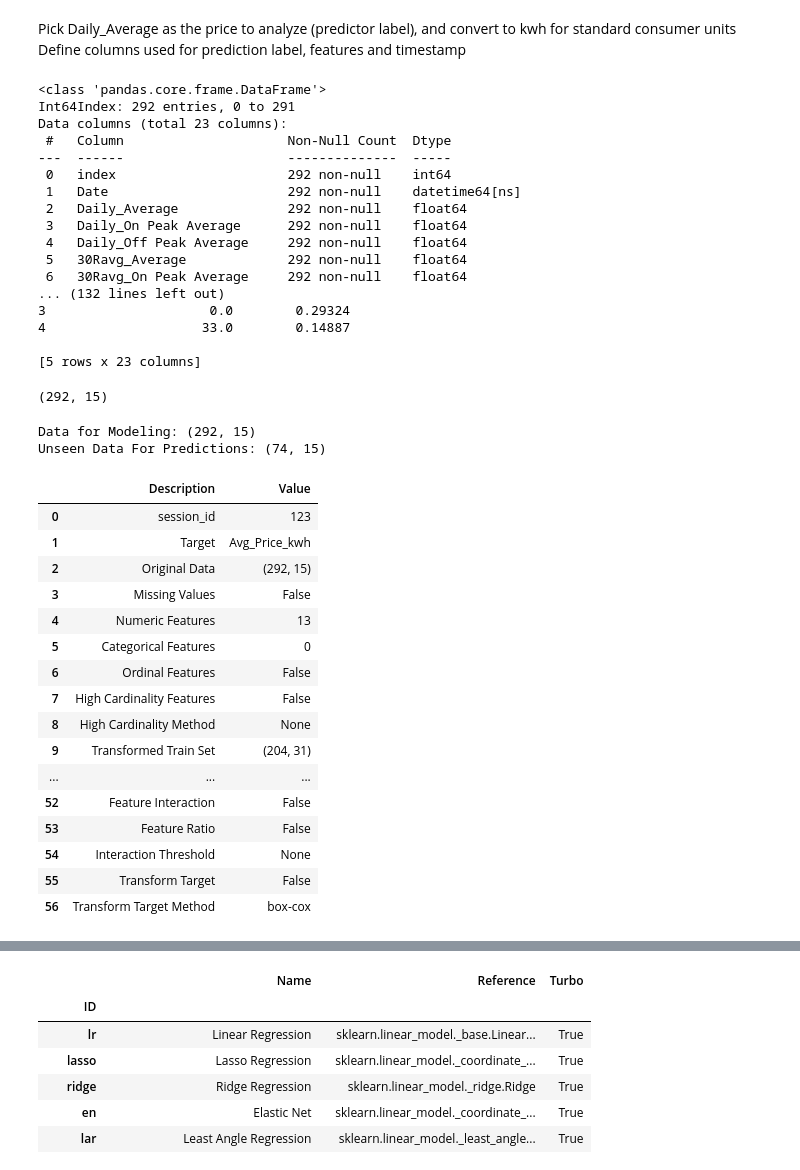
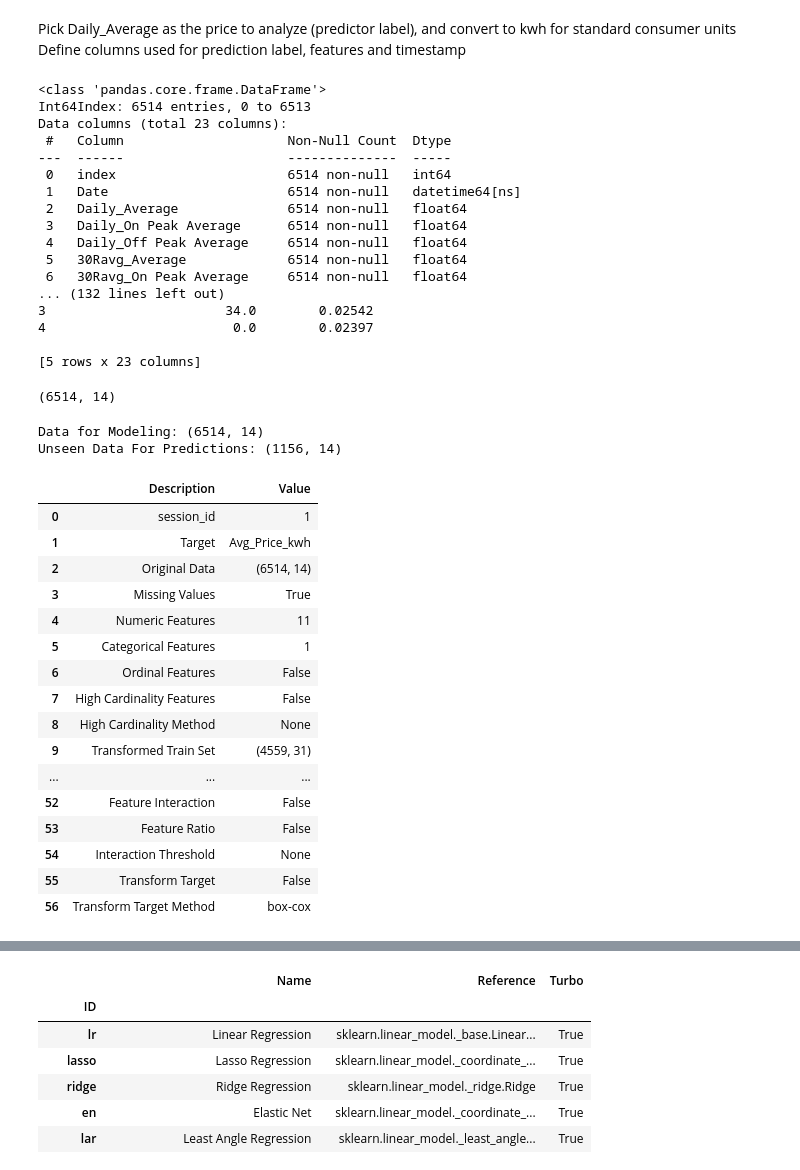
Before and after one commit to Haydenfiege/utility-forecaster, a Jupyter notebook: pycaret_forecast/pycaret_test.ipynb, the cells around one changed output, grey strips where cells are left out. Drawn from its saved outputs; the diff is of its cells as text; code cells hidden in the pictures.

```diff
--- a/pycaret_forecast/pycaret_test.ipynb
+++ b/pycaret_forecast/pycaret_test.ipynb
@@ -19,7 +19,7 @@ Import weather_scrape.py and electricity_scrape.py files containing functions to
 # %%
 # weather params
 city = 'yyc'
-startdate = '2020-01-01'
+startdate = '2000-01-01'
 enddate = '2020-12-31'
 dateformat = '%Y-%m-%d'
 contenttype = 'html'
@@ -35,7 +48,7 @@ Run function "aeso_download_range" to scrape electricity daily average pool pric
 # %%
 #electricity params
 tablename = 'DailyAveragePoolPrice'
-startdate = '2020-01-01'
+startdate = '2000-01-01'
 enddate = '2020-12-31'
 dateformat = '%Y-%m-%d'
 contenttype = 'html'
@@ -63,9 +79,9 @@ sleep for 7 seconds
 Join weather data and electricity price data together for analysis
 # %%
-unseen_weather_df = weather_df.iloc[292:]
-unseen_util_prices_df = util_prices.iloc[292:]
-train_weather_df = weather_df.iloc[:292]
-train_util_prices_df = util_prices.iloc[:292]
+unseen_weather_df = weather_df.iloc[6515:]
+unseen_util_prices_df = util_prices.iloc[6515:]
+train_weather_df = weather_df.iloc[:6514]
+train_util_prices_df = util_prices.iloc[:6514]
 # %%
 #join tables together
 train_df = train_util_prices_df.merge(train_weather_df, how = 'left', left_on = '$/MWh_Date', right_on = 'Date/Time')
@@ -86,20 +102,20 @@ print(train_df.head())
 print(unseen_df.head())
 # %% [output]
 <class 'pandas.core.frame.DataFrame'>
-Int64Index: 292 entries, 0 to 291
+Int64Index: 6514 entries, 0 to 6513
 Data columns (total 23 columns):
  #   Column                     Non-Null Count  Dtype
 ---  ------                     --------------  -----
- 0   index                      292 non-null    int64
- 1   Date                       292 non-null    datetime64[ns]
- 2   Daily_Average              292 non-null    float64
- 3   Daily_On Peak Average      292 non-null    float64
- 4   Daily_Off Peak Average     292 non-null    float64
- 5   30Ravg_Average             292 non-null    float64
- 6   30Ravg_On Peak Average     292 non-null    float64
+ 0   index                      6514 non-null   int64
+ 1   Date                       6514 non-null   datetime64[ns]
+ 2   Daily_Average              6514 non-null   float64
+ 3   Daily_On Peak Average      6514 non-null   float64
+ 4   Daily_Off Peak Average     6514 non-null   float64
+ 5   30Ravg_Average             6514 non-null   float64
+ 6   30Ravg_On Peak Average     6514 non-null   float64
 ... (132 lines left out)
-3                     0.0        0.29324
-4                    33.0        0.14887
+3                       34.0        0.02542
+4                        0.0        0.02397
 
 [5 rows x 23 columns]
 # %%
@@ -108,17 +124,17 @@ Data columns (total 23 columns):
 train_df = train_df[['Date','Month', 'Day', 'Max Temp (°C)', 'Min Temp (°C)', 'Mean Temp (°C)',
             'Heat Deg Days (°C)', 'Cool Deg Days (°C)', 'Total Rain (mm)',
             'Total Snow (cm)', 'Total Precip (mm)', 'Snow on Grnd (cm)',
-            'Dir of Max Gust (10s deg)', 'Spd of Max Gust (km/h)','Avg_Price_kwh']]
+            'Dir of Max Gust (10s deg)','Avg_Price_kwh']]
 unseen_df = unseen_df[['Date','Month', 'Day', 'Max Temp (°C)', 'Min Temp (°C)', 'Mean Temp (°C)',
             'Heat Deg Days (°C)', 'Cool Deg Days (°C)', 'Total Rain (mm)',
             'Total Snow (cm)', 'Total Precip (mm)', 'Snow on Grnd (cm)',
-            'Dir of Max Gust (10s deg)', 'Spd of Max Gust (km/h)','Avg_Price_kwh']]
+            'Dir of Max Gust (10s deg)','Avg_Price_kwh']]
 # %%
 dataset = train_df
 #check the shape of data
 dataset.shape
 # %% [output]
-(292, 15)
+(6514, 14)
 # %%
 
 data = dataset
@@ -128,23 +144,23 @@ data_unseen = unseen_df
 print('Data for Modeling: ' + str(data.shape))
 print('Unseen Data For Predictions: ' + str(data_unseen.shape))
 # %% [output]
-Data for Modeling: (292, 15)
-Unseen Data For Predictions: (74, 15)
+Data for Modeling: (6514, 14)
+Unseen Data For Predictions: (1156, 14)
 # %%
 from pycaret.regression import *
-exp_reg101 = setup(data = data, target = 'Avg_Price_kwh', session_id=123)
+exp_reg101 = setup(data = data, target = 'Avg_Price_kwh', session_id=1)
 # %% [output]
 |  | Description | Value |
-| 0 | session_id | 123 |
+| 0 | session_id | 1 |
 | 1 | Target | Avg_Price_kwh |
-| 2 | Original Data | (292, 15) |
-| 3 | Missing Values | False |
-| 4 | Numeric Features | 13 |
-| 5 | Categorical Features | 0 |
+| 2 | Original Data | (6514, 14) |
+| 3 | Missing Values | True |
+| 4 | Numeric Features | 11 |
+| 5 | Categorical Features | 1 |
 | 6 | Ordinal Features | False |
 | 7 | High Cardinality Features | False |
 | 8 | High Cardinality Method | None |
-| 9 | Transformed Train Set | (204, 31) |
+| 9 | Transformed Train Set | (4559, 31) |
 | ... | ... | ... |
 | 52 | Feature Interaction | False |
 | 53 | Feature Ratio | False |
```
Also changed, not shown: parts of 18 cells of this notebook.
